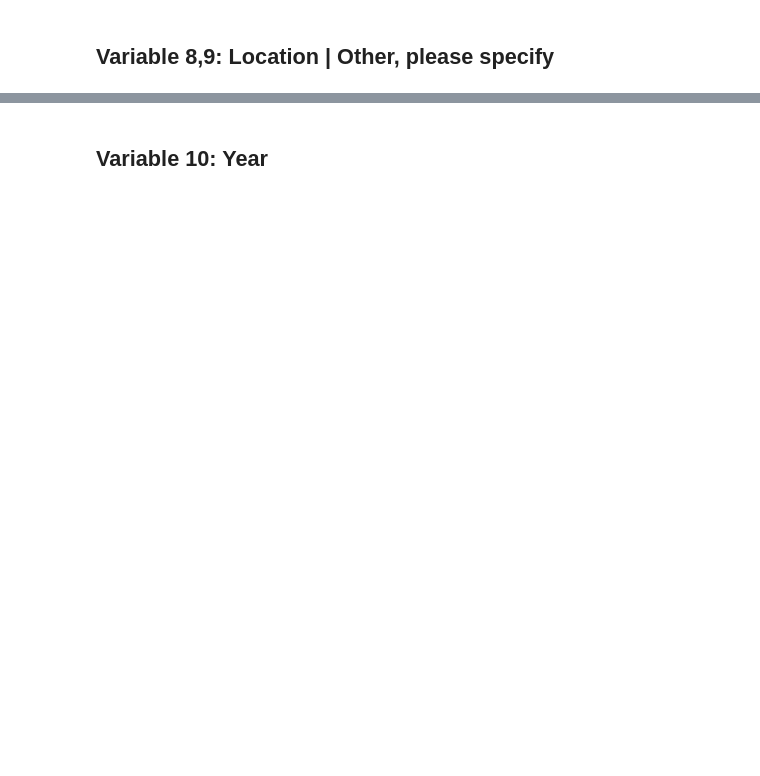
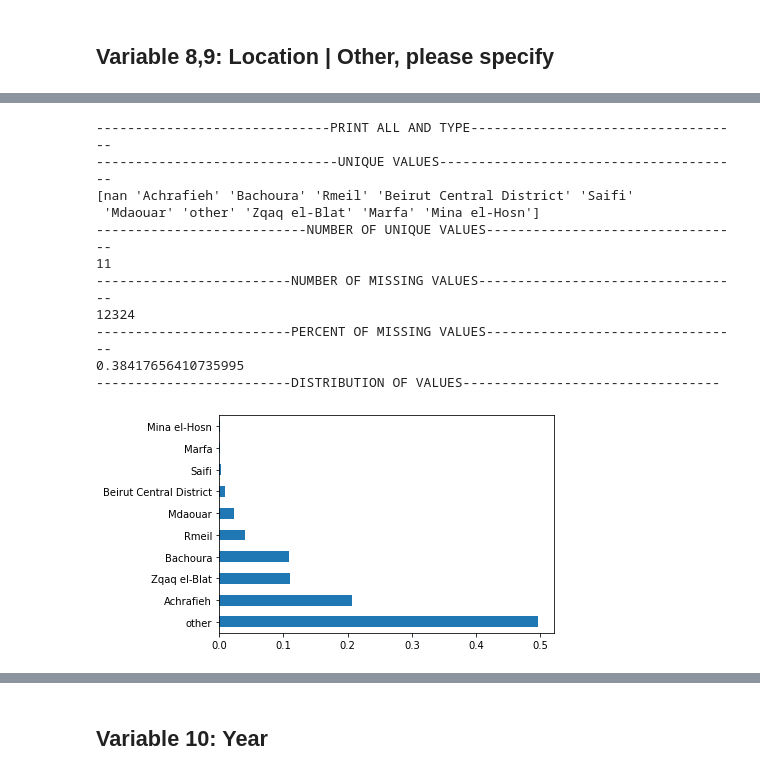
Before and after one commit to LynnWahab/ds_2021, a Jupyter notebook: ds_2021.ipynb, the cells around one changed output, grey strips where cells are left out. Drawn from its saved outputs; the diff is of its cells as text; code cells hidden in the pictures; blank space fills up the shorter version.

Commit message:
Distribution plotting, cleaning and categorical weighting

```diff
--- a/ds_2021.ipynb
+++ b/ds_2021.ipynb
@@ -10,6 +18,6 @@ import scipy
 # %%
-# df = pd.read_excel(io.BytesIO(uploaded["data.xlsx"]), engine='openpyxl',)
-df = pd.read_excel("./dataset/data.xlsx", engine='openpyxl',)
+df = pd.read_excel("https://github.com/LynnWahab/ds_2021/blob/master/dataset/data.xlsx?raw=true", engine='openpyxl',)
+# df = pd.read_excel("/content/data.xlsx", engine='openpyxl',)
 df = df.iloc[0:32079]
 # %% [markdown]
 ## Variable Overview
@@ -29,16 +61,21 @@ Additionally it either outputs The range, and distribution of its values if the
 def inspect(var: str):
   if df[var].dtypes == "O":
     print("------------------------------PRINT ALL AND TYPE-----------------------------------")
-    print(df[var])
+    #print(df[var])
     print("-------------------------------UNIQUE VALUES---------------------------------------")
     print(df[var].unique())
+    print("---------------------------NUMBER OF UNIQUE VALUES---------------------------------")
+    print(len(df[var].unique()))
     print("-------------------------NUMBER OF MISSING VALUES----------------------------------")
     print(df[var].isna().sum())
     print("-------------------------PERCENT OF MISSING VALUES---------------------------------")
     print(df[var].isna().sum()/len(df[var]))
+    print("-------------------------DISTRIBUTION OF VALUES---------------------------------")
+    df[var].value_counts(normalize=True).plot.barh()
+    plt.show()
   elif df[var].dtypes == "float64" or df[var].dtypes == "int64" :
     print("------------------------------PRINT ALL AND TYPE-----------------------------------")
-    print(df[var])
+    #print(df[var])
     print("-------------------------------RANGE OF VALUES---------------------------------------")
     print("MIN", df[var].min())
     print("MAX", df[var].max())
@@ -371 +327,20 @@ Name: Location, Length: 32079, dtype: object
+# %%
+df["Location"] = df["Location"].replace('ashrafieh', "Achrafieh")
+df["Location"] = df["Location"].replace('Mina Elhosn', "Mina el-Hosn")
+df["Location"] = df["Location"].replace('Zqaq Elblat', "Zqaq el-Blat")
+
+inspect("Location")
+# %% [output]
+------------------------------PRINT ALL AND TYPE-----------------------------------
+-------------------------------UNIQUE VALUES---------------------------------------
+[nan 'Achrafieh' 'Bachoura' 'Rmeil' 'Beirut Central District' 'Saifi'
+ 'Mdaouar' 'other' 'Zqaq el-Blat' 'Marfa' 'Mina el-Hosn']
+---------------------------NUMBER OF UNIQUE VALUES---------------------------------
+11
+-------------------------NUMBER OF MISSING VALUES----------------------------------
+12324
+-------------------------PERCENT OF MISSING VALUES---------------------------------
+0.38417656410735995
+-------------------------DISTRIBUTION OF VALUES---------------------------------
+[figure, added]
 # %%
```
Also changed, not shown: parts of 216 cells of this notebook, 1 other file.
